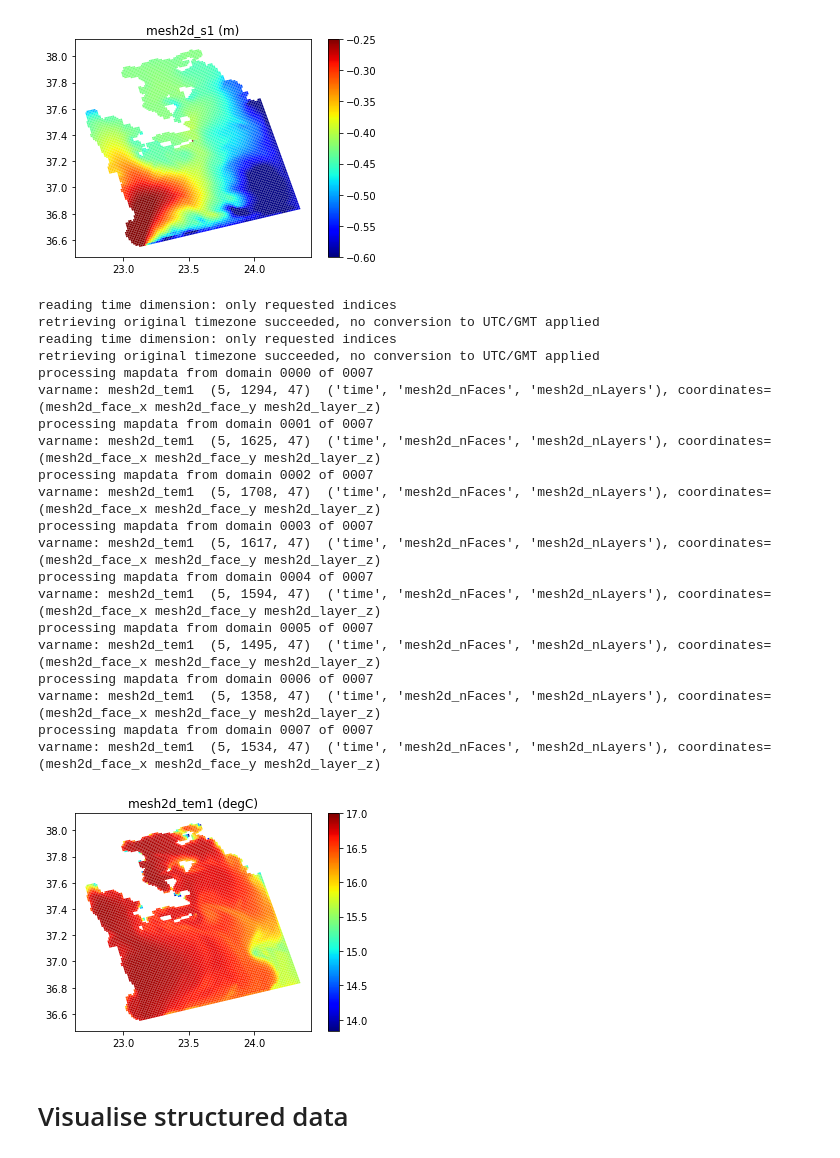
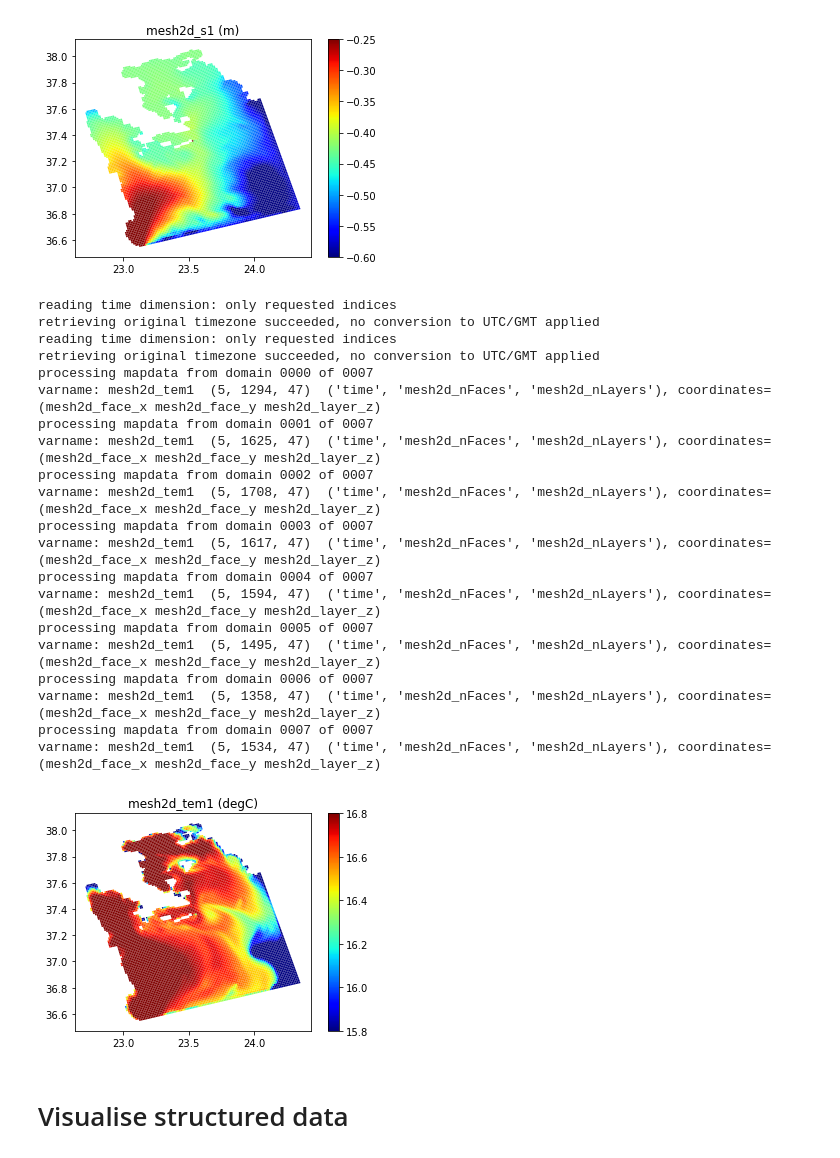
Before and after one commit to c-scale-community/workflow-coastal-hydrowaq, a Jupyter notebook: notebooks/visualise_delft3dfm.ipynb, the cells around one changed output. Drawn from its saved outputs; the diff is of its cells as text; code cells hidden in the pictures.

Commit message:
updates to scripts/run_workflow.sh and notebooks/visualise_delft3dfm.ipynb

```diff
--- a/notebooks/visualise_delft3dfm.ipynb
+++ b/notebooks/visualise_delft3dfm.ipynb
@@ -14,7 +14,7 @@ from dfm_tools.get_nc import get_netdata, get_ncmodeldata, plot_netmapdata
 from dfm_tools.get_nc_helpers import get_ncvardimlist, get_timesfromnc, get_hisstationlist
 # %%
 # load map.nc data from all partitions
-ugrid_all = get_netdata(file_nc='data/tttz_waq_0000_map.nc', multipart=True)
+ugrid_all = get_netdata(file_nc='data_unstruct/tttz_waq_0000_map.nc', multipart=True)
 # %% [output]
 processing 8 partitions (first getting max number of facenodes)
 processing netdata from domain 0000 of 0007
@@ -65,35 +65,35 @@ varname: mesh2d_s1  (5, 1534)  ('time', 'mesh2d_nFaces'), coordinates=(mesh2d_fa
 [figure]
 # %%
 #plot temperature on map
-data_frommap_sal = get_ncmodeldata(file_nc='data/tttz_waq_0000_map.nc', varname='mesh2d_tem1', timestep=-1, layer=-1, multipart=True)
+data_frommap_sal = get_ncmodeldata(file_nc='data_unstruct/tttz_waq_0000_map.nc', varname='mesh2d_tem1', timestep=-1, layer=-1, multipart=True)
 fig, ax = plt.subplots()
 pc = plot_netmapdata(ugrid_all.verts, values=data_frommap_sal[0,:,0], ax=None, linewidth=0.5, cmap="jet")
-#pc.set_clim([36, 36.25])
+pc.set_clim([15.8, 16.8])
 fig.colorbar(pc, ax=ax)
 ax.set_title('%s (%s)'%(data_frommap_sal.var_varname, data_frommap_sal.var_ncattrs['units']))
 ax.set_aspect('equal')
 # %% [output]
 reading time dimension: only requested indices
 retrieving original timezone succeeded, no conversion to UTC/GMT applied
 reading time dimension: only requested indices
 retrieving original timezone succeeded, no conversion to UTC/GMT applied
 processing mapdata from domain 0000 of 0007
 varname: mesh2d_tem1  (5, 1294, 47)  ('time', 'mesh2d_nFaces', 'mesh2d_nLayers'), coordinates=(mesh2d_face_x mesh2d_face_y mesh2d_layer_z)
 processing mapdata from domain 0001 of 0007
 varname: mesh2d_tem1  (5, 1625, 47)  ('time', 'mesh2d_nFaces', 'mesh2d_nLayers'), coordinates=(mesh2d_face_x mesh2d_face_y mesh2d_layer_z)
 processing mapdata from domain 0002 of 0007
 varname: mesh2d_tem1  (5, 1708, 47)  ('time', 'mesh2d_nFaces', 'mesh2d_nLayers'), coordinates=(mesh2d_face_x mesh2d_face_y mesh2d_layer_z)
 processing mapdata from domain 0003 of 0007
 varname: mesh2d_tem1  (5, 1617, 47)  ('time', 'mesh2d_nFaces', 'mesh2d_nLayers'), coordinates=(mesh2d_face_x mesh2d_face_y mesh2d_layer_z)
 processing mapdata from domain 0004 of 0007
 varname: mesh2d_tem1  (5, 1594, 47)  ('time', 'mesh2d_nFaces', 'mesh2d_nLayers'), coordinates=(mesh2d_face_x mesh2d_face_y mesh2d_layer_z)
 processing mapdata from domain 0005 of 0007
 varname: mesh2d_tem1  (5, 1495, 47)  ('time', 'mesh2d_nFaces', 'mesh2d_nLayers'), coordinates=(mesh2d_face_x mesh2d_face_y mesh2d_layer_z)
 processing mapdata from domain 0006 of 0007
 varname: mesh2d_tem1  (5, 1358, 47)  ('time', 'mesh2d_nFaces', 'mesh2d_nLayers'), coordinates=(mesh2d_face_x mesh2d_face_y mesh2d_layer_z)
 processing mapdata from domain 0007 of 0007
 varname: mesh2d_tem1  (5, 1534, 47)  ('time', 'mesh2d_nFaces', 'mesh2d_nLayers'), coordinates=(mesh2d_face_x mesh2d_face_y mesh2d_layer_z)
-[figure, old version]
+[figure, new version]
 # %% [markdown]
 # Visualise structured data
 # %%
```
Also changed, not shown: parts of 3 cells of this notebook, 1 other file.
